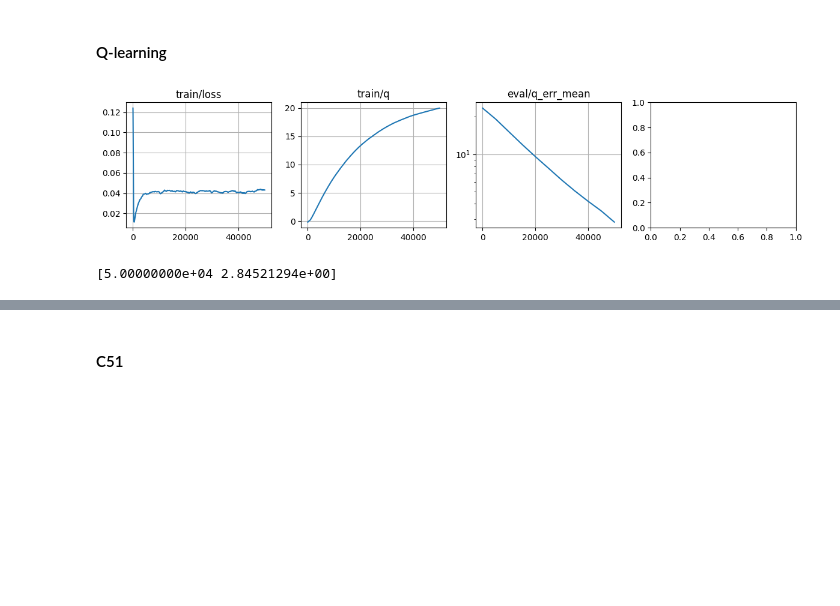
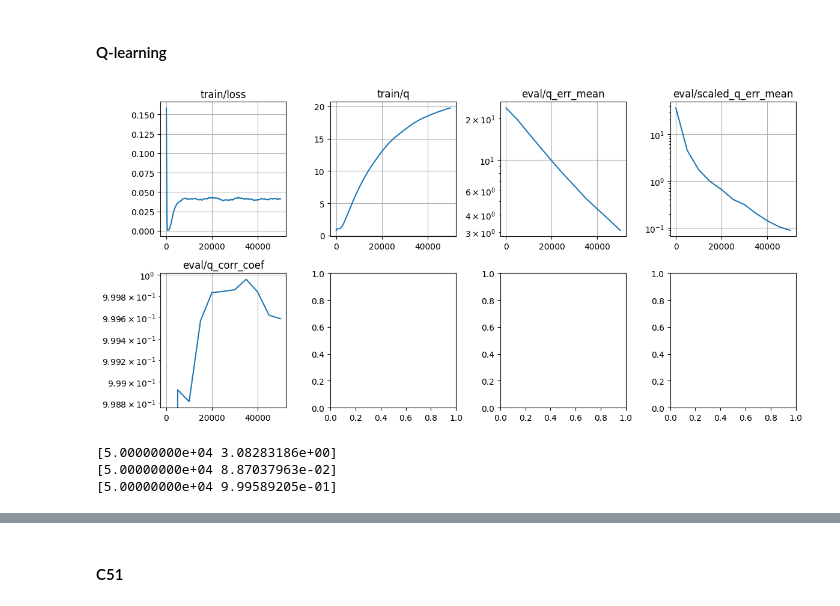
Before and after one commit to chongyi-zheng/ogbench, a Jupyter notebook: notebooks/2025_07_03_RiverSwim.ipynb, the cells around one changed output, grey strips where cells are left out. Cells and saved outputs as stored; diff of their text form; code cells hidden in the pictures; blank space fills up the shorter version.

Commit message:
notebooks add scaled q errors

```diff
--- a/notebooks/2025_07_03_RiverSwim.ipynb
+++ b/notebooks/2025_07_03_RiverSwim.ipynb
@@ -257,40 +257,49 @@ def update_fn(params, target_params, opt_state, batch):
 def evaluate_fn(params):
   obs = jnp.arange(env.num_states)
   q = critic.apply(params, obs)
+  scaled_q = q * (opt_q / q).mean()
   q_err_mean = jnp.mean(np.abs(q - opt_q))
+  scaled_q_err_mean = jnp.mean(np.abs(scaled_q - opt_q))
+  q_corr_coef = jnp.corrcoef(q.reshape(-1), opt_q.reshape(-1))[0, 1]
 
   info = {
-    'q_err_mean': q_err_mean
+    'q_err_mean': q_err_mean,
+    'scaled_q_err_mean': scaled_q_err_mean,
+    'q_corr_coef': q_corr_coef,
   }
 
   return info
 
 metrics = defaultdict(list)
 for i in tqdm.trange(1, num_iterations + 1):
   batch = sample_batch(batch_size)
   critic_params, target_critic_params, opt_state, loss, info = update_fn(
     critic_params, target_critic_params, opt_state, batch)
 
   for k, v in info.items():
     metrics['train/' + k].append(
       np.array([i, v])
     )
 
   if i == 1 or i % eval_interval == 0:
     eval_info = evaluate_fn(critic_params)
     for k, v in eval_info.items():
       metrics['eval/' + k].append(
         np.array([i, v])
       )
 
   if i == 1 or i % log_interval == 0:
-    plot_metrics(metrics, logyscale_stats=['eval/q_err_mean'])
+    plot_metrics(metrics, logyscale_stats=['eval/q_err_mean', 'eval/scaled_q_err_mean', 'eval/q_corr_coef'])
     display.clear_output(wait=True)
     plt.tight_layout()
     plt.show()
 # %% [output]
-[figure, old version]
+[figure, new version]
 # %%
 print(metrics['eval/q_err_mean'][-1])
+print(metrics['eval/scaled_q_err_mean'][-1])
+print(metrics['eval/q_corr_coef'][-1])
 # %% [output]
-[5.00000000e+04 2.84521294e+00]
+[5.00000000e+04 3.08283186e+00]
+[5.00000000e+04 8.87037963e-02]
+[5.00000000e+04 9.99589205e-01]
```
Also changed, not shown: parts of 10 cells of this notebook.
